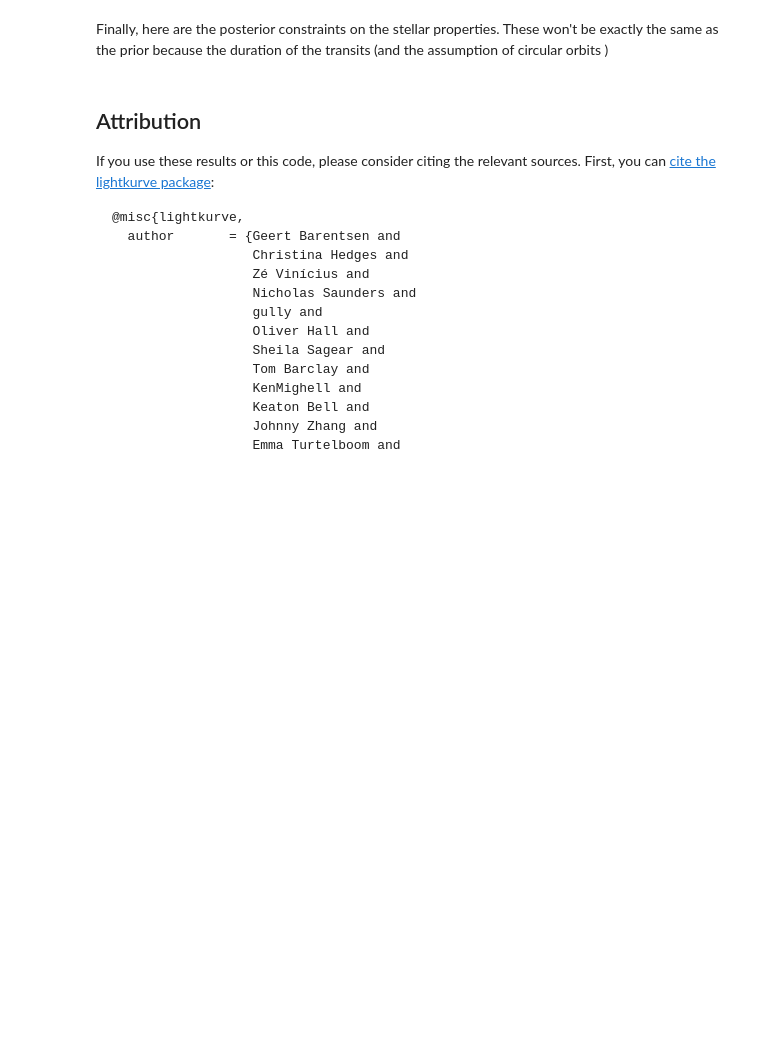
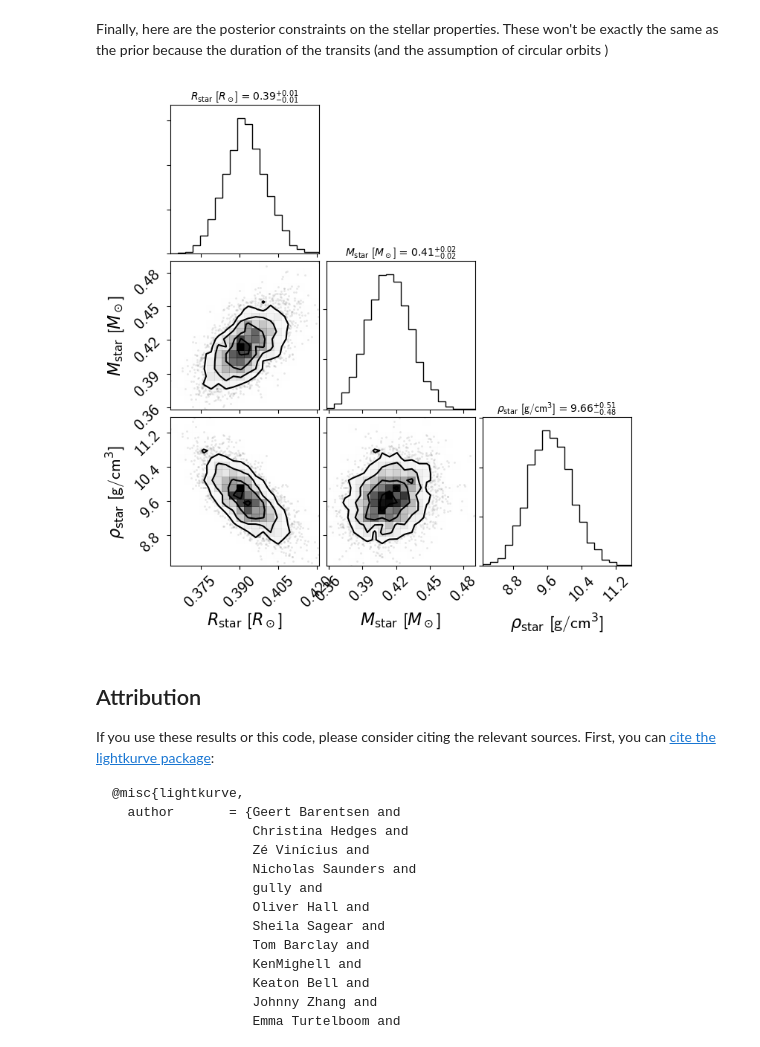
Before and after one commit to dfm/tess-atlas, a Jupyter notebook: template.ipynb, the cells around one changed output. Cells and saved outputs as stored; diff of their text form; code cells hidden in the pictures; blank space fills up the shorter version.

```diff
--- a/template.ipynb
+++ b/template.ipynb
@@ -400,9 +566,9 @@ plt.legend(fontsize=10);
 Now we use PyMC3 to sample the posterior density for the parameters of this model.
 # %%
 np.random.seed(123)
-sampler = xo.PyMC3Sampler(window=50, start=50, finish=500)
+sampler = xo.PyMC3Sampler(window=150, start=50, finish=500)
 with model:
-    burnin = sampler.tune(tune=3000, start=model.map_soln,
+    burnin = sampler.tune(tune=4000, start=model.map_soln,
                           step_kwargs=dict(target_accept=0.9),
                           chains=2, cores=2)
-    trace = sampler.sample(draws=1000, chains=2, cores=2)
+    trace = sampler.sample(draws=2000, chains=2, cores=2)
@@ -491,12 +696,14 @@ corner.corner(samples, labels=labels,
 Finally, here are the posterior constraints on the stellar properties.
 These won't be exactly the same as the prior because the duration of the transits (and the assumption of circular orbits )
 # %%
-labels = ["$R_\mathrm{star}$ [$R_\odot$]", "$\log g$ [cm/s$^2$]",
+labels = ["$R_\mathrm{star}$ [$R_\odot$]", "$M_\mathrm{star}$ [$M_\odot$]",
           r"$\rho_\mathrm{star}$ [g/cm$^3$]"]
-samples = np.vstack((trace["r_star"], trace["logg_star"], trace["rho_star"])).T
+samples = np.vstack((trace["r_star"], trace["m_star"], trace["rho_star"])).T
 corner.corner(samples, labels=labels,
               show_titles=True,
               title_kwargs=dict(fontsize=10));
+# %% [output]
+[figure, added]
 # %% [markdown]
 ## Attribution
 
```
Also changed, not shown: parts of 27 cells of this notebook, 5 other files.
